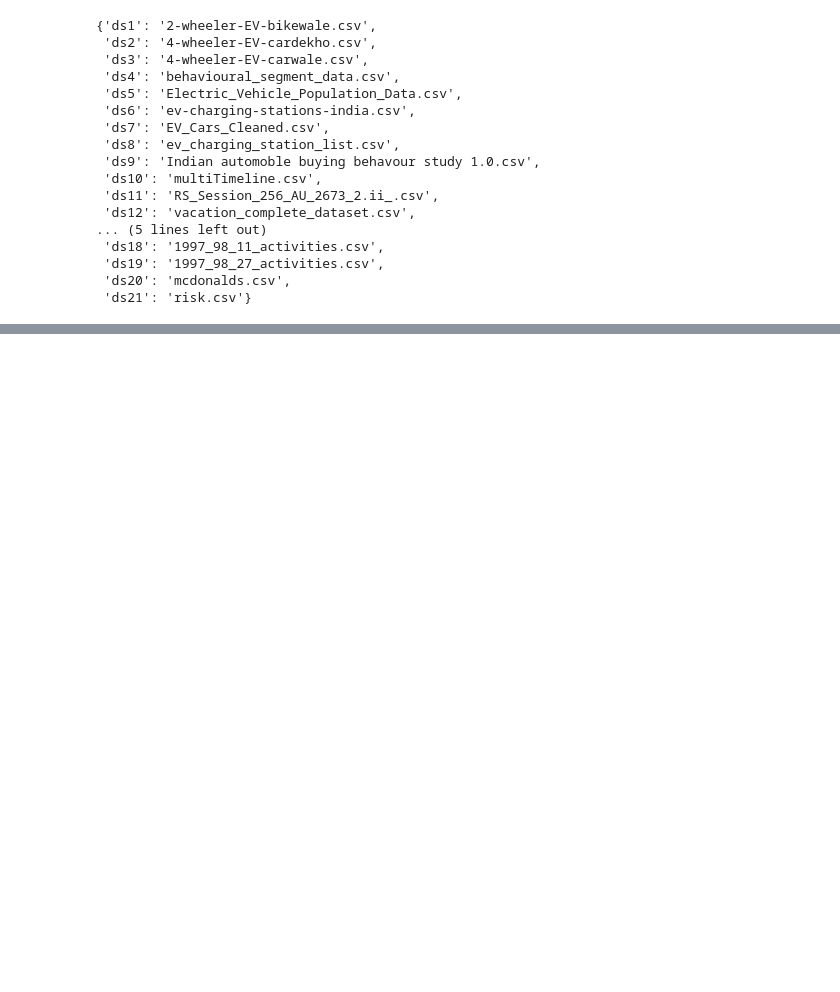
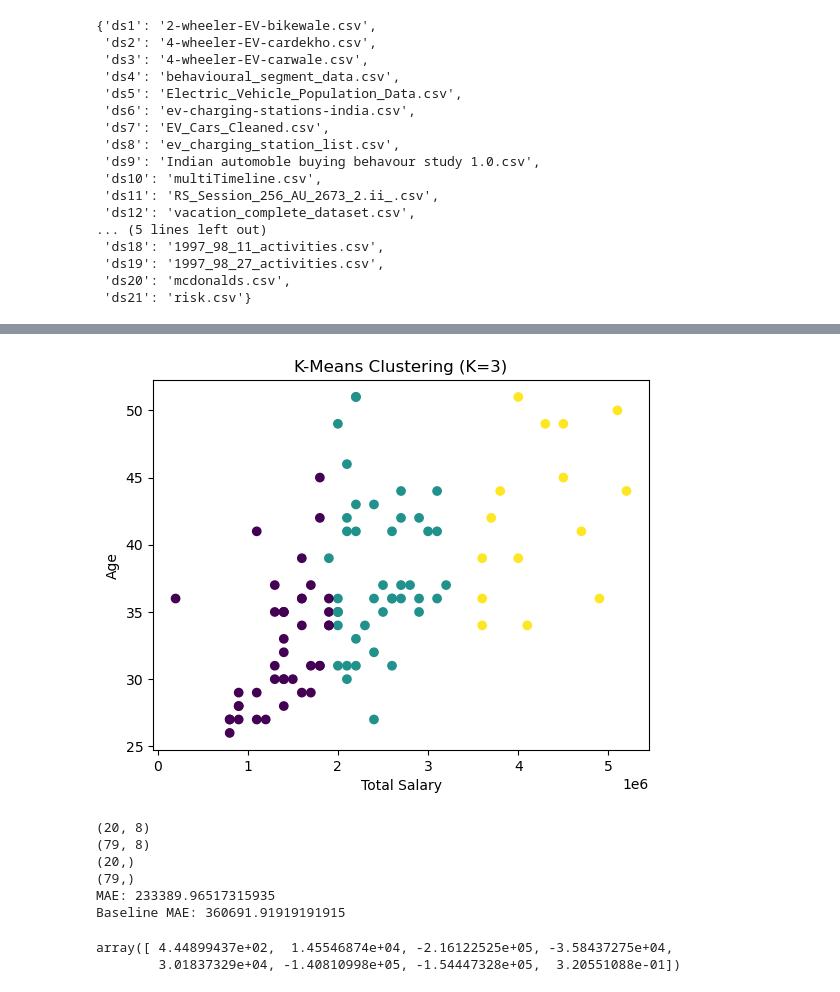
Before and after one commit to ShreyashChacharkar/EV_marketsegment, a Jupyter notebook: data_processing.ipynb, the cells around one changed output, grey strips where cells are left out. Saved outputs shown, nothing was run; the diff lists cells and outputs as text; code cells hidden in the pictures; blank space fills up the shorter version.

```diff
--- a/data_processing.ipynb
+++ b/data_processing.ipynb
@@ -230,0 +358,51 @@ result_name
+# %%
+k3 = KMeans(n_clusters=3, n_init=10, random_state=42)
+k3.fit(df1)
+label = k3.predict(df1)
+plt.scatter(x=df1["Total Salary"], y=df1["Age"], c=label, cmap="viridis")
+plt.xlabel("Total Salary")
+plt.ylabel("Age")
+plt.title("K-Means Clustering (K=3)")
+plt.show()
+# %% [output]
+[figure, added]
+# %%
+from sklearn.linear_model import LinearRegression
+from sklearn.model_selection import train_test_split
+from sklearn.pipeline import make_pipeline
+from sklearn.metrics import mean_absolute_error, mean_squared_error
+
+target = "Price"
+X = ds9.drop(columns=[target, "Make","Wife Working","Salary","Wife Salary"])
+y = ds9[target]
+
+
+X_train, X_test,y_train, y_test = train_test_split(X, y, test_size=0.2, random_state=42)
+
+y_mean = [y.mean()] * len(y_test)
+
+print(X_test.shape)
+print(X_train.shape)
+print(y_test.shape)
+print(y_train.shape)
+model = LinearRegression()
+model.fit(X, y)
+
+y_pred = model.predict(X_test)
+
+print("MAE:",mean_absolute_error(y_pred, y_test))
+print("Baseline MAE:",mean_absolute_error(y_mean, y_test))
+# print("MSE:",mean_squared_error(y_pred, y_test))
+# %% [output]
+(20, 8)
+(79, 8)
+(20,)
+(79,)
+MAE: 233389.96517315935
+Baseline MAE: 360691.91919191915
+# %%
+model.coef_
+# model.intercept_
+# %% [output]
+array([ 4.44899437e+02,  1.45546874e+04, -2.16122525e+05, -3.58437275e+04,
+        3.01837329e+04, -1.40810998e+05, -1.54447328e+05,  3.20551088e-01])
```
Also changed, not shown: parts of 34 cells of this notebook, 12 other files.
